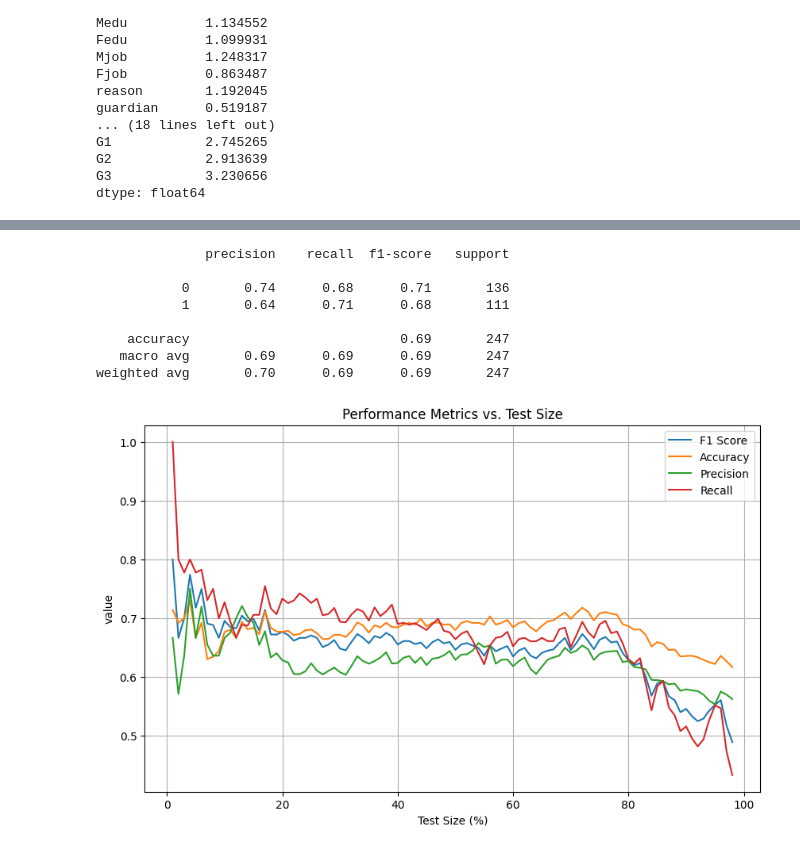
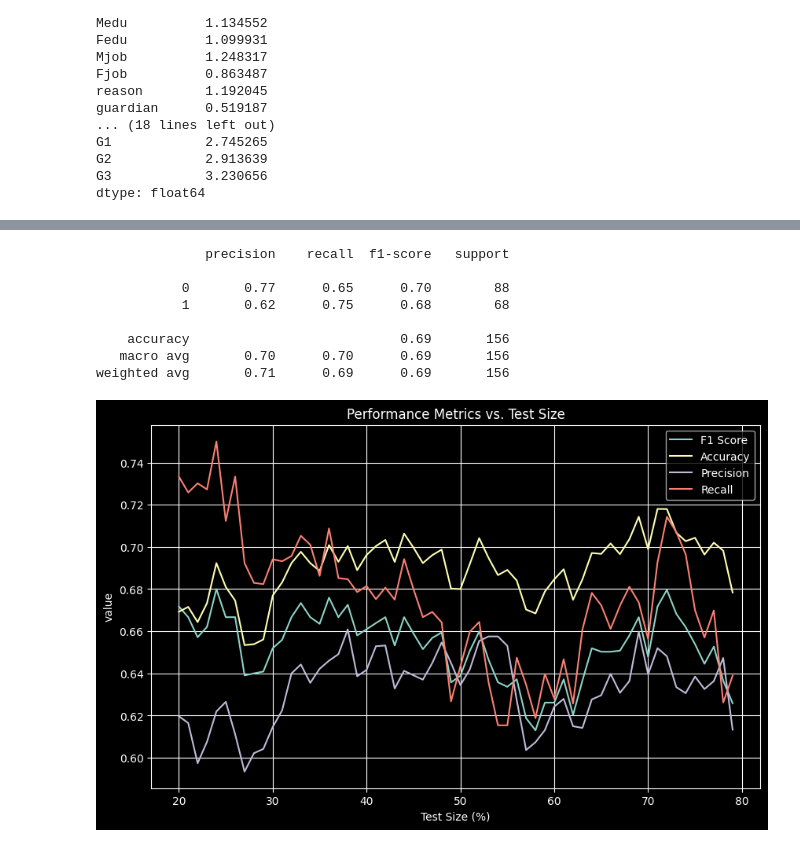
Before and after one commit to Dragonfly911117/EDM-Final, a Jupyter notebook: notebooks/logistic_regression.ipynb, the cells around one changed output, grey strips where cells are left out. Saved outputs shown, nothing was run; the diff lists cells and outputs as text; code cells hidden in the pictures.

```diff
--- a/notebooks/logistic_regression.ipynb
+++ b/notebooks/logistic_regression.ipynb
@@ -12,6 +11,7 @@ data = pd.read_csv('../data/student-por.csv')
 # %%
 Y = data[['G1', 'G2', 'G3']].sum(axis=1)
 X = data.drop(['G1', 'G2', 'G3'], axis=1)
+X = (X-X.min())/(X.max()-X.min())
 Y = Y.apply(lambda x: 1 if x > 36 else 0)
 # %%
 print(X.head())
@@ -85,27 +116,15 @@ dtype: float64
 # %%
-# Define the logistic regression model using Keras
-model = tf.keras.Sequential([
-    tf.keras.layers.Input(shape=(30,)),  # Input layer for 30 features
-    tf.keras.layers.Dense(1, activation='sigmoid')  # Output layer with sigmoid activation for binary classification
-])
-
-# Compile the model
-model.compile(optimizer='adam', loss='binary_crossentropy', metrics=['accuracy'])
+%%time
 log_data = []
 best_report = None
 curr_best_model = None
 best_f1 = 0
-for i in range(1, 99):
-    print(f"iter:{i}")
+for i in range(20, 80):
     X_train, X_test, y_train, y_test = train_test_split(X, Y, test_size=i / 100, random_state=42)
+    lr = LogisticRegression()
+    model = lr.fit(X_train, y_train)
+    y_pred = model.predict(X_test)
 
-    # Normalize features
-    scaler = StandardScaler()
-    X_train_scaled = scaler.fit_transform(X_train)
-    X_test_scaled = scaler.transform(X_test)
-    model.fit(X_train_scaled, y_train, epochs=50, batch_size=32, verbose=0)
-
-    y_pred = model.predict(X_test_scaled)
     y_pred = [1 if pred > 0.5 else 0 for pred in y_pred]
 
     precision = precision_score(y_test, y_pred, zero_division=1)
@@ -139,29 +143,29 @@ iter:98
 # %%
 log_df = pd.DataFrame(log_data)
 print(best_report)
-curr_time = pd.Timestamp.now().strftime('%Y%m%d%H%M%S')
-log_df.to_csv(f"../reports/logistic_regression_{curr_time}.csv", index=False)
+log_df.to_csv(f"../reports/logistic_regression.csv", index=False)
 # %% [output]
               precision    recall  f1-score   support
 
-           0       0.74      0.68      0.71       136
-           1       0.64      0.71      0.68       111
+           0       0.77      0.65      0.70        88
+           1       0.62      0.75      0.68        68
 
-    accuracy                           0.69       247
-   macro avg       0.69      0.69      0.69       247
-weighted avg       0.70      0.69      0.69       247
+    accuracy                           0.69       156
+   macro avg       0.70      0.70      0.69       156
+weighted avg       0.71      0.69      0.69       156
 # %%
+plt.style.use('dark_background')
 plt.figure(figsize=(10, 6))
 plt.plot(log_df['Iteration'], log_df['F1 Score'], label='F1 Score')
 plt.plot(log_df['Iteration'], log_df['Accuracy'], label='Accuracy')
 plt.plot(log_df['Iteration'], log_df['Precision'], label='Precision')
 plt.plot(log_df['Iteration'], log_df['Recall'], label='Recall')
 
 plt.xlabel('Test Size (%)')
 plt.ylabel('value')
 plt.title('Performance Metrics vs. Test Size')
 plt.legend()
 plt.grid(True)
 plt.show()
 # %% [output]
-[figure, old version]
+[figure, new version]
```
Also changed, not shown: parts of 5 cells of this notebook, 19 other files.
